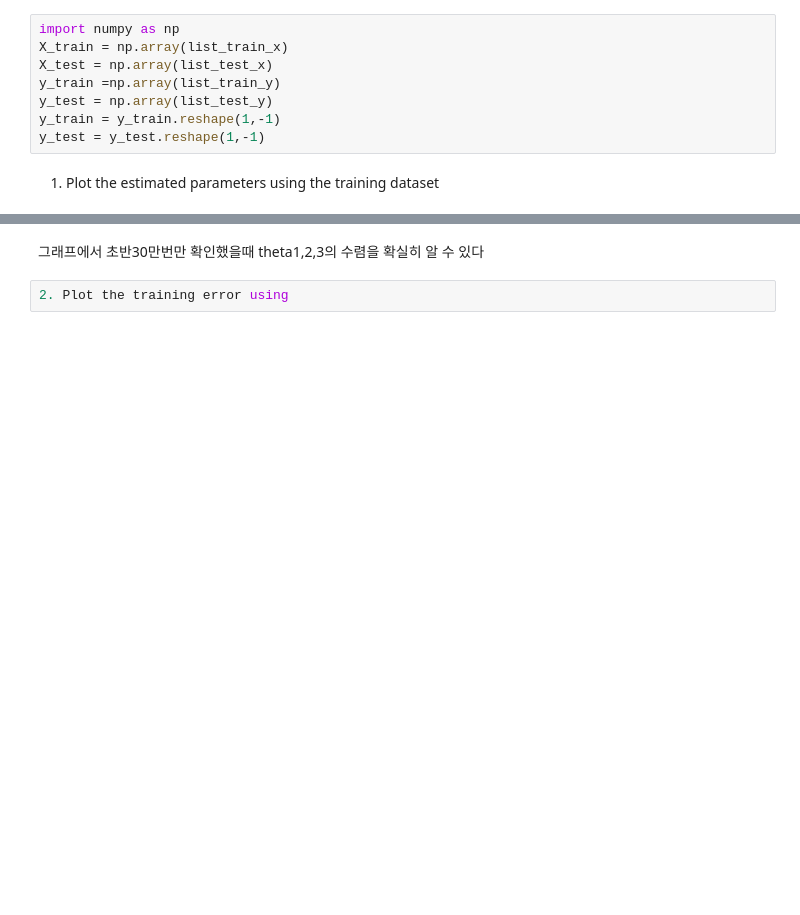
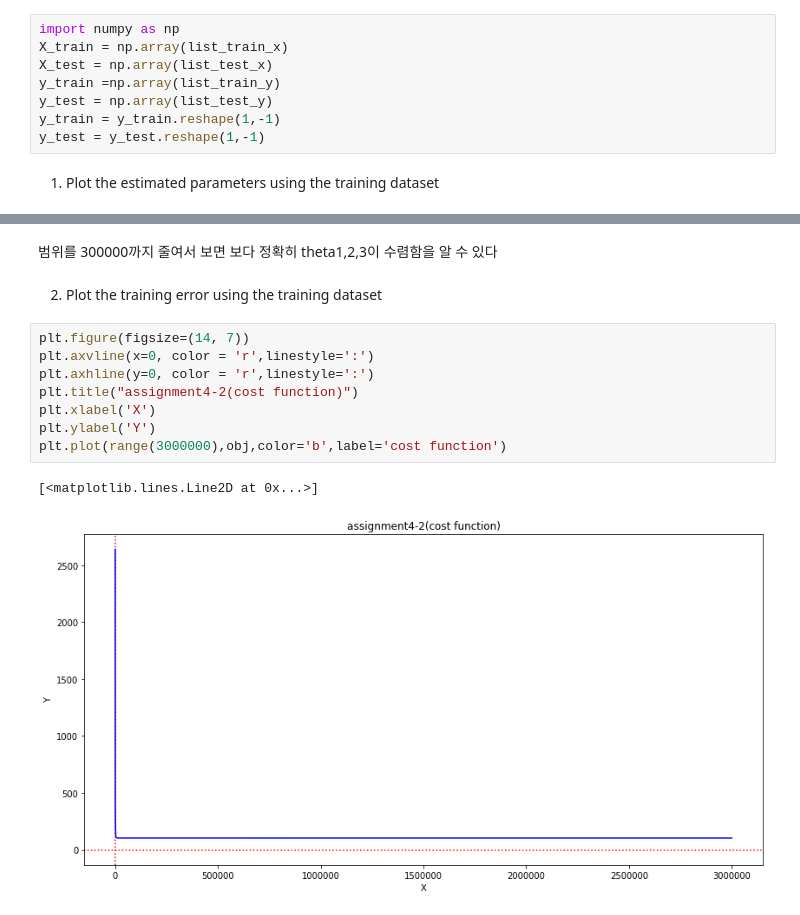
Before and after one commit to ChanWoongJeon/machinelearning, a Jupyter notebook: assignment4.ipynb, the cells around one changed output, grey strips where cells are left out. Drawn from its saved outputs; the diff is of its cells as text; blank space fills up the shorter version.

Commit message:
assignment4[2.succeed]

```diff
--- a/assignment4.ipynb
+++ b/assignment4.ipynb
@@ -106,4 +95,15 @@ plt.show()
-# %% [markdown]
-그래프에서 초반30만번만 확인했을때 theta1,2,3의 수렴을 확실히 알 수 있다
-# %%
-2. Plot the training error using
+# %% [markdown]
+범위를 300000까지 줄여서 보면 보다 정확히 theta1,2,3이 수렴함을 알 수 있다
+# %% [markdown]
+2. Plot the training error using the training dataset
+# %%
+plt.figure(figsize=(14, 7))
+plt.axvline(x=0, color = 'r',linestyle=':')
+plt.axhline(y=0, color = 'r',linestyle=':')
+plt.title("assignment4-2(cost function)")
+plt.xlabel('X')
+plt.ylabel('Y')
+plt.plot(range(3000000),obj,color='b',label='cost function')
+# %% [output]
+[<matplotlib.lines.Line2D at 0x...>]
+[figure, added]
```
Also changed, not shown: parts of 5 cells of this notebook.
